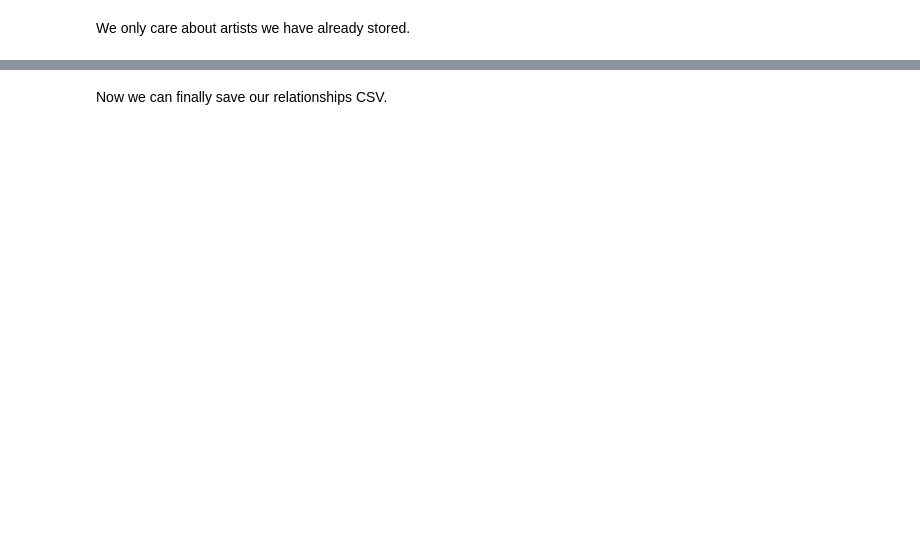
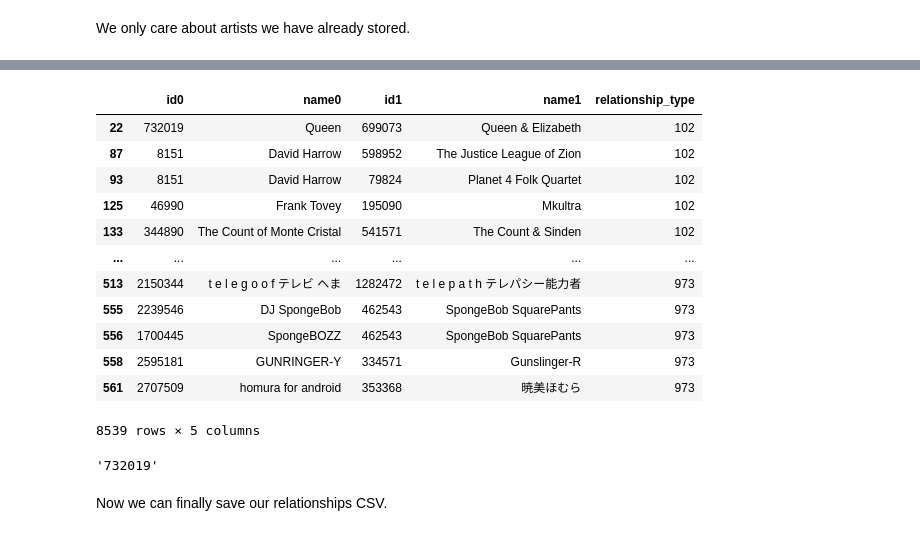
Before and after one commit to aleferu/musicbrainz, a Jupyter notebook: artist_artist.ipynb, the cells around one changed output, grey strips where cells are left out. Saved outputs shown, nothing was run; the diff lists cells and outputs as text; code cells hidden in the pictures; blank space fills up the shorter version.

```diff
--- a/artist_artist.ipynb
+++ b/artist_artist.ipynb
@@ -352,3 +359,26 @@ print(len(relationships))
+# %%
+mask = relationships.isin(changes_dict.keys()).any(axis=1)
+relationships.loc[mask] = relationships.loc[mask].replace(changes_dict)
+
+relationships.loc[mask]
+# %% [output]
+|  | id0 | name0 | id1 | name1 | relationship_type |
+| 22 | 732019 | Queen | 699073 | Queen & Elizabeth | 102 |
+| 87 | 8151 | David Harrow | 598952 | The Justice League of Zion | 102 |
+| 93 | 8151 | David Harrow | 79824 | Planet 4 Folk Quartet | 102 |
+| 125 | 46990 | Frank Tovey | 195090 | Mkultra | 102 |
+| 133 | 344890 | The Count of Monte Cristal | 541571 | The Count & Sinden | 102 |
+| ... | ... | ... | ... | ... | ... |
+| 513 | 2150344 | t e l e g o o f テレビ へま | 1282472 | t e l e p a t h テレパシー能力者 | 973 |
+| 555 | 2239546 | DJ SpongeBob | 462543 | SpongeBob SquarePants | 973 |
+| 556 | 1700445 | SpongeBOZZ | 462543 | SpongeBob SquarePants | 973 |
+| 558 | 2595181 | GUNRINGER-Y | 334571 | Gunslinger-R | 973 |
+| 561 | 2707509 | homura for android | 353368 | 暁美ほむら | 973 |
+8539 rows × 5 columns
+# %%
+changes_dict["701492"]
+# %% [output]
+'732019'
 # %% [markdown]
 Now we can finally save our relationships CSV.
 # %%
```
Also changed, not shown: parts of 23 cells of this notebook.
